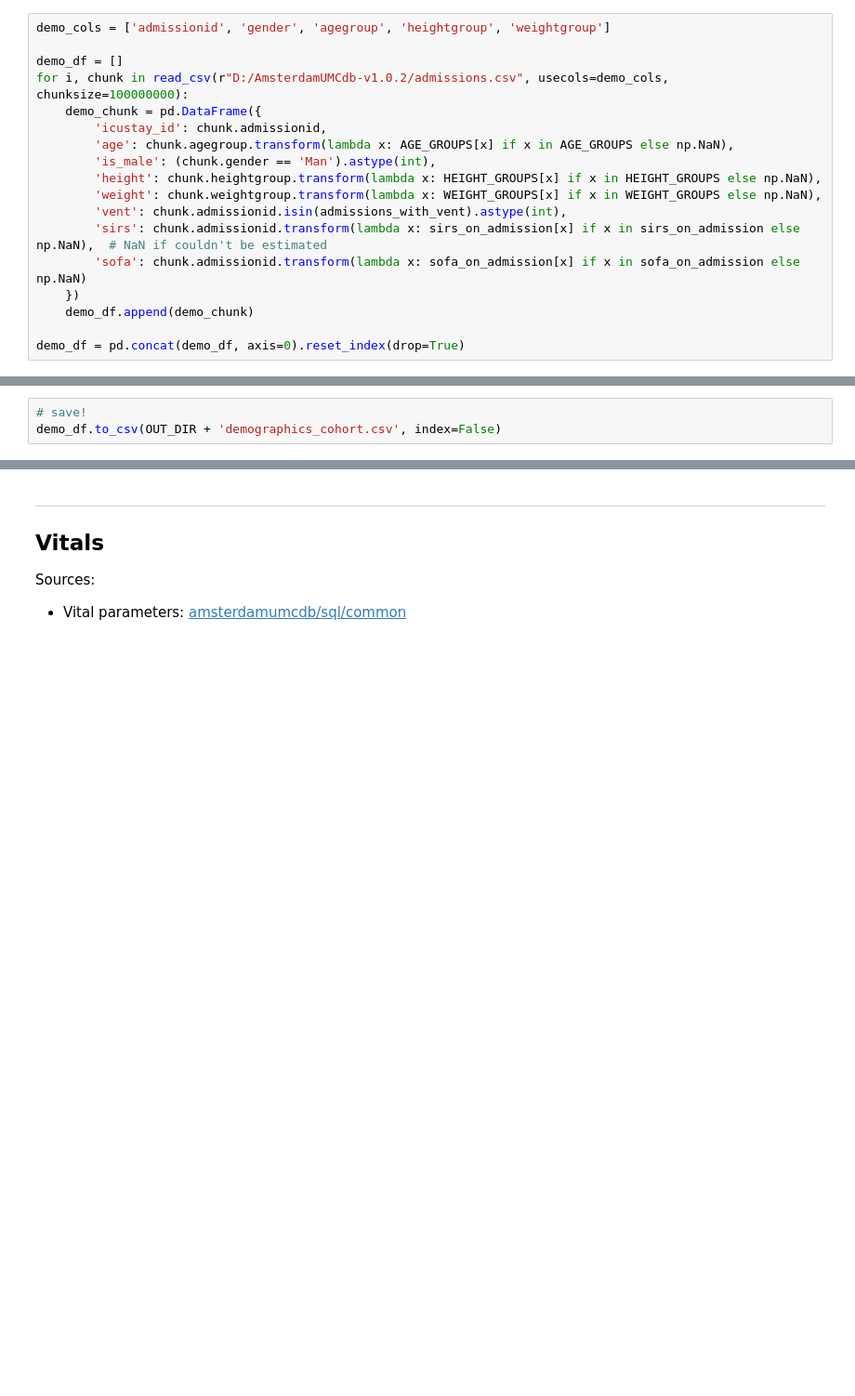
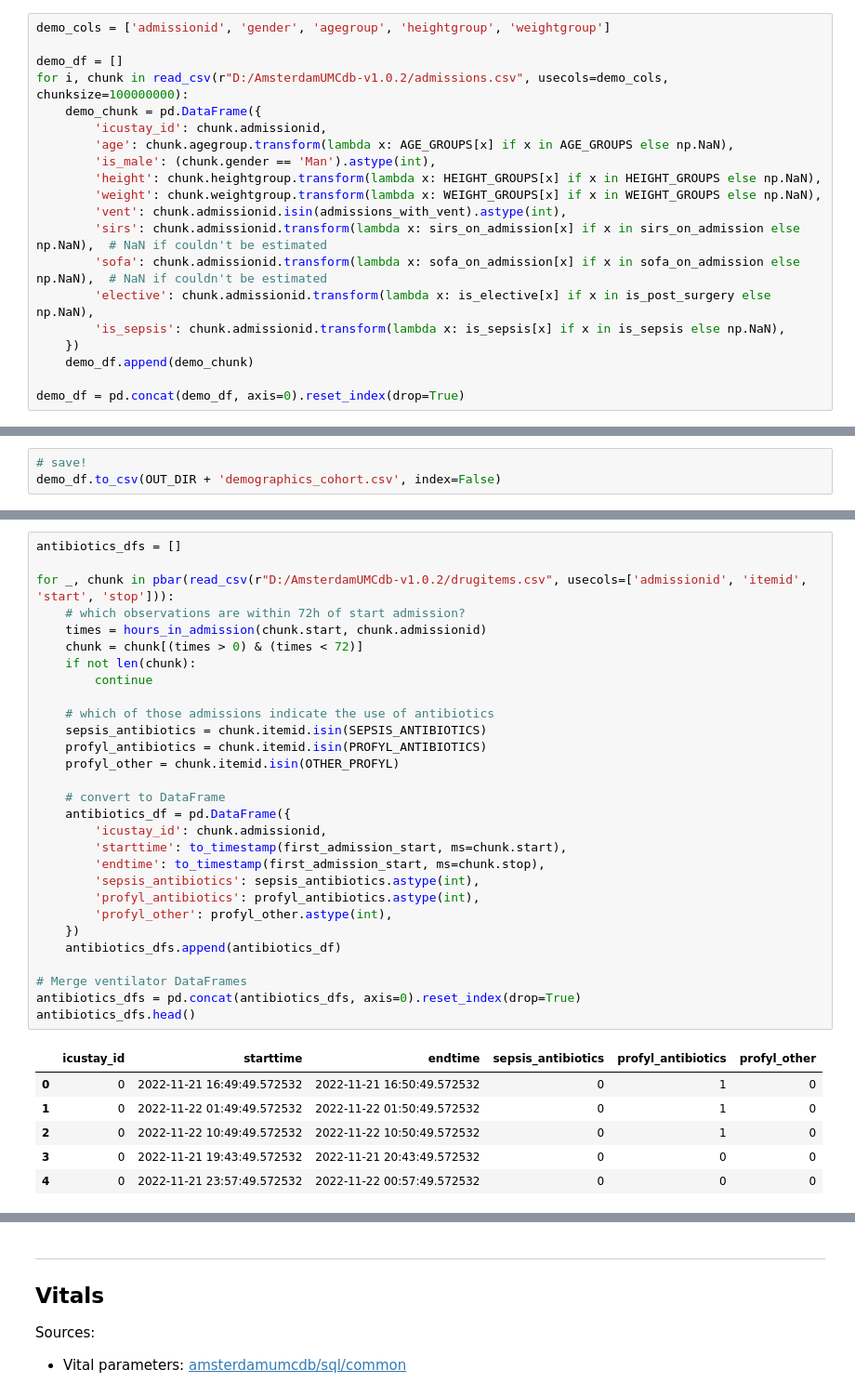
Before and after one commit to thomas097/Haemodynamic-Optimization-Reinforcement-Learning, a Jupyter notebook: data/amsterdam-umc-db/DataExtraction_AmsterdamUMCdb_AllAdmissions.ipynb, the cells around one changed output, grey strips where cells are left out. Shown at 93% size. Cells and saved outputs as stored; diff of their text form; blank space fills up the shorter version.

Commit message:
Added elective admission marker + resp support

```diff
--- a/data/amsterdam-umc-db/DataExtraction_AmsterdamUMCdb_AllAdmissions.ipynb
+++ b/data/amsterdam-umc-db/DataExtraction_AmsterdamUMCdb_AllAdmissions.ipynb
@@ -752,7 +820,9 @@ for i, chunk in read_csv(r"D:/AmsterdamUMCdb-v1.0.2/admissions.csv", usecols=dem
         'weight': chunk.weightgroup.transform(lambda x: WEIGHT_GROUPS[x] if x in WEIGHT_GROUPS else np.NaN),
         'vent': chunk.admissionid.isin(admissions_with_vent).astype(int),
         'sirs': chunk.admissionid.transform(lambda x: sirs_on_admission[x] if x in sirs_on_admission else np.NaN),  # NaN if couldn't be estimated
-        'sofa': chunk.admissionid.transform(lambda x: sofa_on_admission[x] if x in sofa_on_admission else np.NaN)
+        'sofa': chunk.admissionid.transform(lambda x: sofa_on_admission[x] if x in sofa_on_admission else np.NaN),  # NaN if couldn't be estimated
+        'elective': chunk.admissionid.transform(lambda x: is_elective[x] if x in is_post_surgery else np.NaN),
+        'is_sepsis': chunk.admissionid.transform(lambda x: is_sepsis[x] if x in is_sepsis else np.NaN),
     })
     demo_df.append(demo_chunk)
 
@@ -772,0 +948,36 @@ demo_df.to_csv(OUT_DIR + 'demographics_cohort.csv', index=False)
+# %%
+antibiotics_dfs = []
+
+for _, chunk in pbar(read_csv(r"D:/AmsterdamUMCdb-v1.0.2/drugitems.csv", usecols=['admissionid', 'itemid', 'start', 'stop'])):
+    # which observations are within 72h of start admission?
+    times = hours_in_admission(chunk.start, chunk.admissionid)
+    chunk = chunk[(times > 0) & (times < 72)]
+    if not len(chunk):
+        continue
+
+    # which of those admissions indicate the use of antibiotics
+    sepsis_antibiotics = chunk.itemid.isin(SEPSIS_ANTIBIOTICS)
+    profyl_antibiotics = chunk.itemid.isin(PROFYL_ANTIBIOTICS)
+    profyl_other = chunk.itemid.isin(OTHER_PROFYL)
+
+    # convert to DataFrame
+    antibiotics_df = pd.DataFrame({
+        'icustay_id': chunk.admissionid,
+        'starttime': to_timestamp(first_admission_start, ms=chunk.start),
+        'endtime': to_timestamp(first_admission_start, ms=chunk.stop),
+        'sepsis_antibiotics': sepsis_antibiotics.astype(int),
+        'profyl_antibiotics': profyl_antibiotics.astype(int),
+        'profyl_other': profyl_other.astype(int),
+    })
+    antibiotics_dfs.append(antibiotics_df)
+
+# Merge ventilator DataFrames
+antibiotics_dfs = pd.concat(antibiotics_dfs, axis=0).reset_index(drop=True)
+antibiotics_dfs.head()
+# %% [output]
+|  | icustay_id | starttime | endtime | sepsis_antibiotics | profyl_antibiotics | profyl_other |
+| 0 | 0 | 2022-11-21 16:49:49.572532 | 2022-11-21 16:50:49.572532 | 0 | 1 | 0 |
+| 1 | 0 | 2022-11-22 01:49:49.572532 | 2022-11-22 01:50:49.572532 | 0 | 1 | 0 |
+| 2 | 0 | 2022-11-22 10:49:49.572532 | 2022-11-22 10:50:49.572532 | 0 | 1 | 0 |
+| 3 | 0 | 2022-11-21 19:43:49.572532 | 2022-11-21 20:43:49.572532 | 0 | 0 | 0 |
+| 4 | 0 | 2022-11-21 23:57:49.572532 | 2022-11-22 00:57:49.572532 | 0 | 0 | 0 |
```
Also changed, not shown: parts of 15 cells of this notebook.
